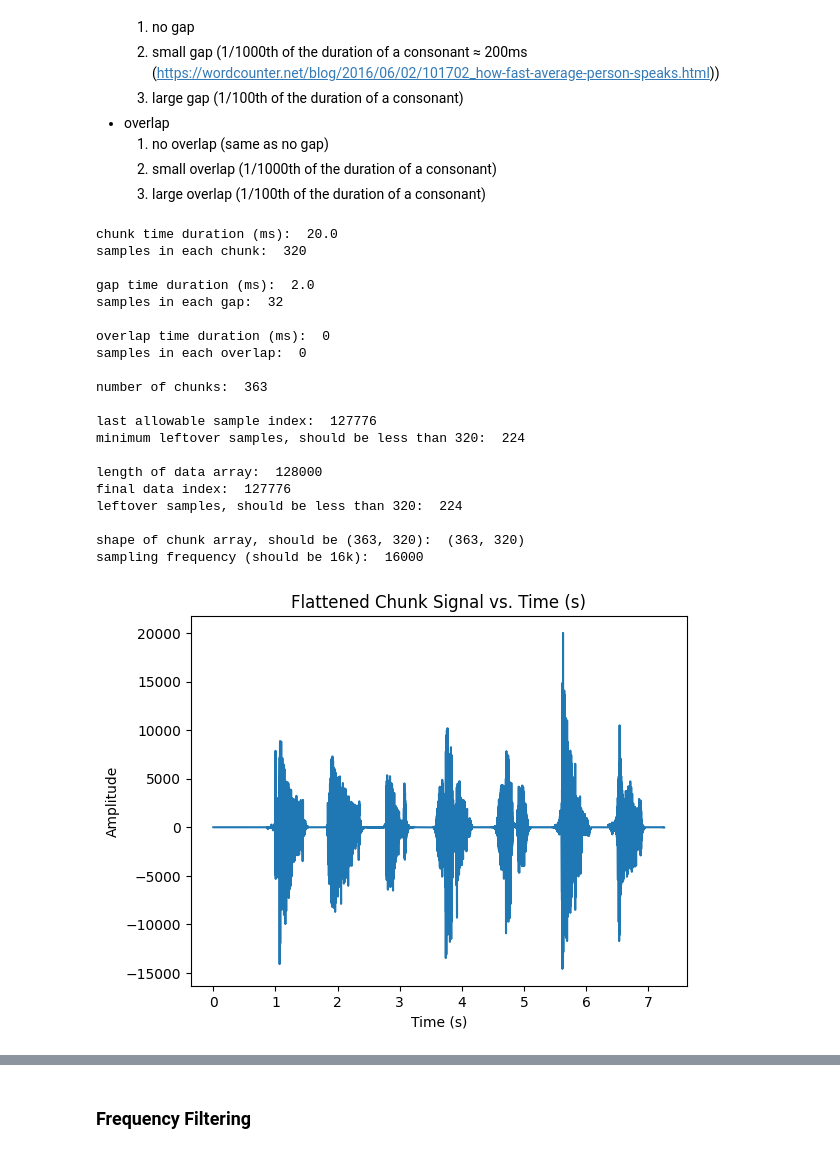
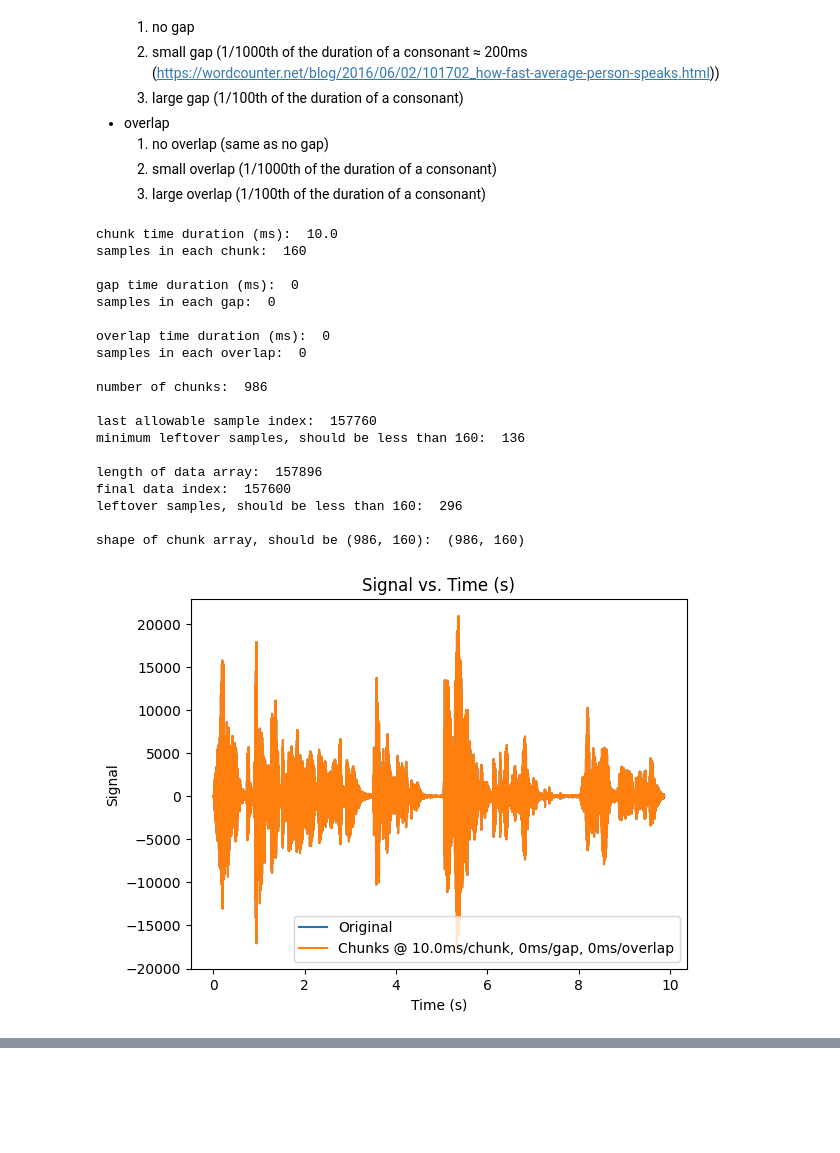
Before and after one commit to LavanSumanan/252DSPProject, a Jupyter notebook: PartB.ipynb, the cells around one changed output, grey strips where cells are left out. Saved outputs shown, nothing was run; the diff lists cells and outputs as text; code cells hidden in the pictures; blank space fills up the shorter version.

Commit message:
set up parameters to test various filter types, orders, bandwidths, gaps, overlaps, and number of filters

```diff
--- a/PartB.ipynb
+++ b/PartB.ipynb
@@ -126,7 +117,8 @@ chunk time duration (ms):  10.75
 # %% [markdown]
 ### Input
 # %%
-FS, data = wavfile.read('rawaudio2.wav') # load the file + its sampling frequency
+FS, data = wavfile.read('rawaudio.wav') # load the file + its sampling frequency
+# FS, data = wavfile.read('rawaudio2.wav') # load the file + its sampling frequency
 data = np.array(data) # convert data to numpy array
 # %% [markdown]
 ### Downsampling
@@ -187,17 +179,17 @@ new # of samples:  128000  @ sampling frequency:  16000
     2. small overlap (1/1000th of the duration of a consonant)
     3. large overlap (1/100th of the duration of a consonant)
 # %%
-CHUNK_TIME_DURATION = 20 / 1000 # 20 ms
-# CHUNK_TIME_DURATION = 10 / 1000 # 10 ms
+# CHUNK_TIME_DURATION = 20 / 1000 # 20 ms
+CHUNK_TIME_DURATION = 10 / 1000 # 10 ms
 # CHUNK_TIME_DURATION = 5 / 1000 # 5 ms
-NUM_SAMPLES_PER_CHUNK = int(FS * CHUNK_TIME_DURATION) # (samples / second) * (seconds / chunk) = samples / chunk
+NUM_SAMPLES_PER_CHUNK = int(FS * CHUNK_TIME_DURATION) # samples / chunk = (samples / second) * (seconds / chunk)
 
 print('chunk time duration (ms): ', CHUNK_TIME_DURATION * 1000)
 print('samples in each chunk: ', NUM_SAMPLES_PER_CHUNK, '\n')
 
-# GAP_TIME_DURATION = 0 # no gap
+GAP_TIME_DURATION = 0 # no gap
 # GAP_TIME_DURATION = 1/1000 * 200/1000 # 1/1000th of a consonant in seconds
-GAP_TIME_DURATION = 1/100 * 200/1000 # 1/100th of a consonant in seconds
+# GAP_TIME_DURATION = 1/100 * 200/1000 # 1/100th of a consonant in seconds
 # GAP_TIME_DURATION = 1/50 * 200/1000 # 1/100th of a consonant in seconds
 
 OVERLAP_TIME_DURATION = 0 # no overlap
@@ -205,8 +197,10 @@ OVERLAP_TIME_DURATION = 0 # no overlap
 # OVERLAP_TIME_DURATION = 1/100 * 200/1000 # 1/10th of a consonant in seconds
 # OVERLAP_TIME_DURATION = 1/50 * 200/1000 # 1/10th of a consonant in seconds
 
-NUM_SAMPLES_PER_GAP = int(FS * GAP_TIME_DURATION) # (samples / second) * (seconds / gap) = samples / gap
-NUM_SAMPLES_PER_OVERLAP = int(FS * OVERLAP_TIME_DURATION) # (samples / second) * (seconds / overlap) = samples / overlap
+NUM_SAMPLES_PER_GAP = int(FS * GAP_TIME_DURATION) # samples / gap = (samples / second) * (seconds / gap)
+NUM_SAMPLES_PER_OVERLAP = int(FS * OVERLAP_TIME_DURATION) # samples / overlap = (samples / second) * (seconds / overlap)
+
+NUM_SAMPLES_PER_BLOCK = NUM_SAMPLES_PER_CHUNK + NUM_SAMPLES_PER_GAP - NUM_SAMPLES_PER_OVERLAP
 
 print('gap time duration (ms): ', GAP_TIME_DURATION * 1000)
 print('samples in each gap: ', NUM_SAMPLES_PER_GAP, '\n')
@@ -214,70 +208,63 @@ print('samples in each gap: ', NUM_SAMPLES_PER_GAP, '\n')
 print('overlap time duration (ms): ', OVERLAP_TIME_DURATION * 1000)
 print('samples in each overlap: ', NUM_SAMPLES_PER_OVERLAP, '\n')
 
-NUM_CHUNKS = len(data) // (NUM_SAMPLES_PER_CHUNK + NUM_SAMPLES_PER_GAP - NUM_SAMPLES_PER_OVERLAP) # truncate to prevent indexing beyond available samples in data array
+NUM_CHUNKS = len(data) // (NUM_SAMPLES_PER_BLOCK) # truncate to prevent indexing beyond available samples in data array
 print('number of chunks: ', NUM_CHUNKS, '\n')
 
-LAST_SAMPLE_INDEX = NUM_CHUNKS * (NUM_SAMPLES_PER_CHUNK + NUM_SAMPLES_PER_GAP - NUM_SAMPLES_PER_OVERLAP) # define end condition when iterating over data array by calculating max index that leads to a complete chunk
+LAST_SAMPLE_INDEX = NUM_CHUNKS * (NUM_SAMPLES_PER_BLOCK) # define end condition when iterating over data array by calculating max index that leads to a complete chunk
 print('last allowable sample index: ', LAST_SAMPLE_INDEX)
 print(f'minimum leftover samples, should be less than {NUM_SAMPLES_PER_CHUNK}: ', len(data) - LAST_SAMPLE_INDEX, '\n') # check that minimum leftover samples don't fit into a full chunk (ensures no chunks are wasted)
 
 
 chunk_array = np.empty((NUM_CHUNKS, NUM_SAMPLES_PER_CHUNK)) # initialize n x m array, n chunks each containing m samples
 chunk_index = 0 # set up index to insert samples into correct chunk (between 0 and NUM_CHUNKS)
 data_index = 0 # set up index to find data from original data array (between 0 and LAST_SAMPLE_INDEX)
 
 # loop over data array while there are enough samples left to fill a complete chunk
-while data_index < LAST_SAMPLE_INDEX:
+while data_index + NUM_SAMPLES_PER_CHUNK < LAST_SAMPLE_INDEX:
     # fill a chunk with NUM_SAMPLES_PER_CHUNK samples
     for i in range(0, NUM_SAMPLES_PER_CHUNK):
         chunk_array[chunk_index, i] = data[data_index + i]
     chunk_index += 1 # increment to next chunk
-    data_index += NUM_SAMPLES_PER_CHUNK + NUM_SAMPLES_PER_GAP - NUM_SAMPLES_PER_OVERLAP # increment to next spot to sample data from
+    data_index += NUM_SAMPLES_PER_BLOCK # increment to next block to sample data from
 
 print('length of data array: ', len(data))
-print('final data index: ', data_index) # confirm that last index taken from data array is smaller than total samples available (avoid sampling data that doens't exist)
+print('final data index: ', data_index) # confirm that last index taken from data array is smaller than total samples available (avoid sampling data that doesn't exist)
 print(f'leftover samples, should be less than {NUM_SAMPLES_PER_CHUNK}: ', len(data) - data_index, '\n')
 
 print(f'shape of chunk array, should be ({NUM_CHUNKS}, {NUM_SAMPLES_PER_CHUNK}): ', chunk_array.shape) # final chunk array should have shape as defined earlier
 
-print('sampling frequency (should be 16k): ', FS)
-# validate chunking
+# validate chunking by graphing flattened chunks vs. original signal to see if they look similar
 flattened_chunks = chunk_array.flatten()
-
-plt.figure(0)
-plt.title('Flattened Chunk Signal vs. Time (s)')
+plt.figure('chunked wave (flattened) vs. original wave')
+plt.title('Signal vs. Time (s)')
 plt.xlabel('Time (s)')
-plt.ylabel('Amplitude')
-plt.plot(create_timestamps(flattened_chunks, FS), flattened_chunks)
+plt.ylabel('Signal')
+plt.plot(create_timestamps(data, FS), data, label = 'Original')
+plt.plot(create_timestamps(flattened_chunks, FS), flattened_chunks, label = f'Chunks @ {CHUNK_TIME_DURATION*1000}ms/chunk, {GAP_TIME_DURATION*1000}ms/gap, {OVERLAP_TIME_DURATION*1000}ms/overlap')
+plt.legend()
 plt.show()
 
-plt.figure(1)
-plt.title('Original Signal vs. Time (s)')
-plt.xlabel('Time (s)')
-plt.ylabel('Amplitude')
-plt.plot(create_timestamps(data, FS), data)
-plt.show()
-
+# validate chunking by listening to output wave and ensuring it is intelligible
 output_signal_as_wav('chunked', flattened_chunks, FS, 20000)
 # %% [output]
-chunk time duration (ms):  20.0
-samples in each chunk:  320
+chunk time duration (ms):  10.0
+samples in each chunk:  160
 
-gap time duration (ms):  2.0
-samples in each gap:  32
+gap time duration (ms):  0
+samples in each gap:  0
 
 overlap time duration (ms):  0
 samples in each overlap:  0
 
-number of chunks:  363
+number of chunks:  986
 
-last allowable sample index:  127776
-minimum leftover samples, should be less than 320:  224
+last allowable sample index:  157760
+minimum leftover samples, should be less than 160:  136
 
-length of data array:  128000
-final data index:  127776
-leftover samples, should be less than 320:  224
+length of data array:  157896
+final data index:  157600
+leftover samples, should be less than 160:  296
 
-shape of chunk array, should be (363, 320):  (363, 320)
-sampling frequency (should be 16k):  16000
+shape of chunk array, should be (986, 160):  (986, 160)
-[figure, old version]
+[figure, new version]
@@ -285,2 +270,0 @@ sampling frequency (should be 16k):  16000
-# %% [markdown]
-### Frequency Filtering
```
Also changed, not shown: parts of 15 cells of this notebook, 1 other file.
